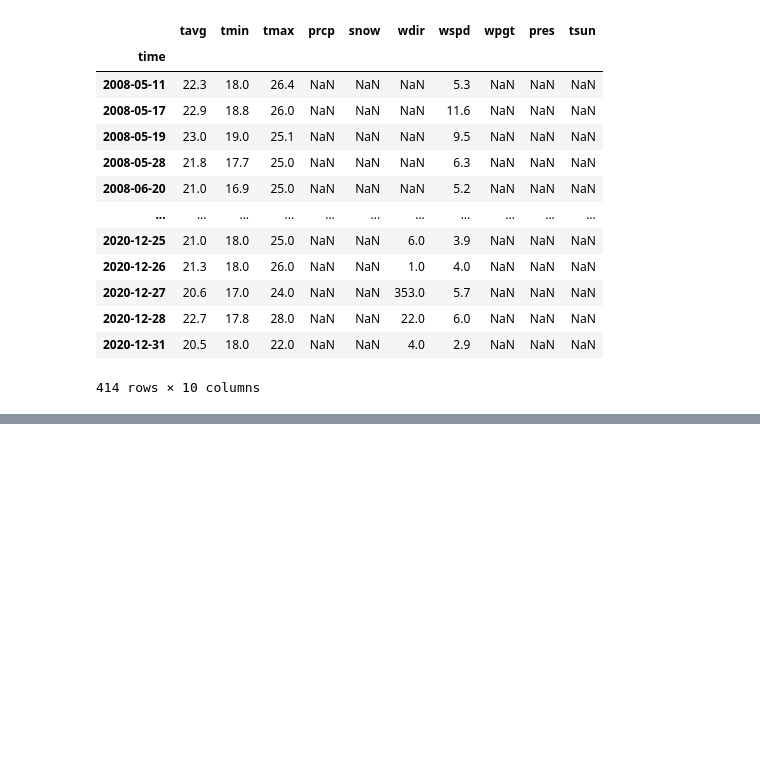
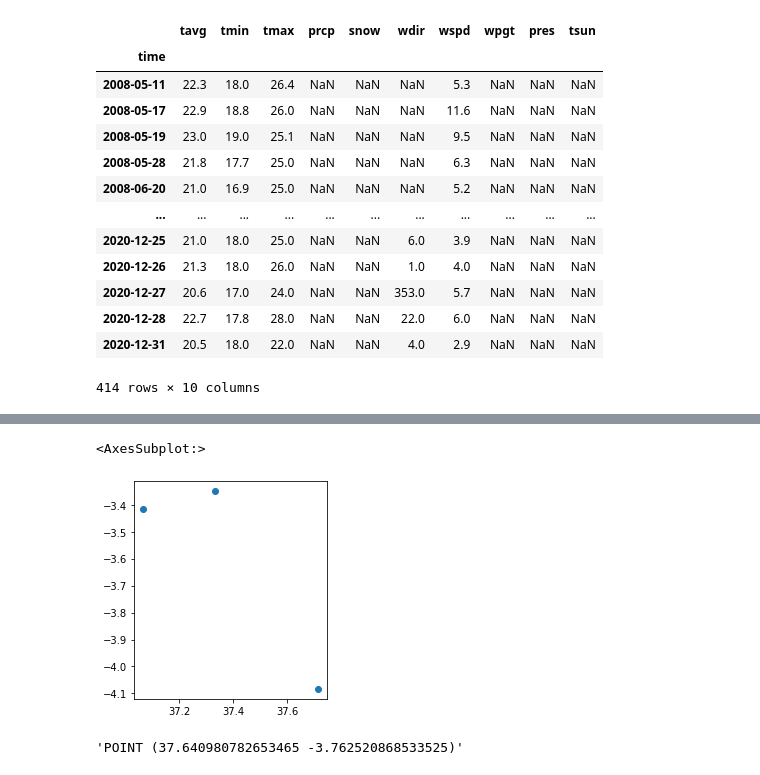
Before and after one commit to MARS-Group-HAW/esida-db, a Jupyter notebook: notebooks/Meteostat import.ipynb, the cells around one changed output, grey strips where cells are left out. Saved outputs shown, nothing was run; the diff lists cells and outputs as text; code cells hidden in the pictures; blank space fills up the shorter version.

```diff
--- a/notebooks/Meteostat import.ipynb
+++ b/notebooks/Meteostat import.ipynb
@@ -104,0 +111,5 @@ data
+# %%
+regions_gdf = geopandas.read_postgis('SELECT * FROM shape',
+                                     con=get_engine(), geom_col='geometry')
+# %%
+shape = regions_gdf.at[2, 'geometry']
@@ -104,0 +128,2 @@ data
+# %%
+gdfx = stations_gdf[stations_gdf.within(shape)].reset_index(drop=True)
@@ -104,0 +137,5 @@ data
+# %%
+gdfx.plot()
+# %% [output]
+<AxesSubplot:>
+[figure, added]
@@ -104,0 +144,4 @@ data
+# %%
+str(shape.centroid)
+# %% [output]
+'POINT (37.640980782653465 -3.762520868533525)'
```
Also changed, not shown: parts of 22 cells of this notebook.
